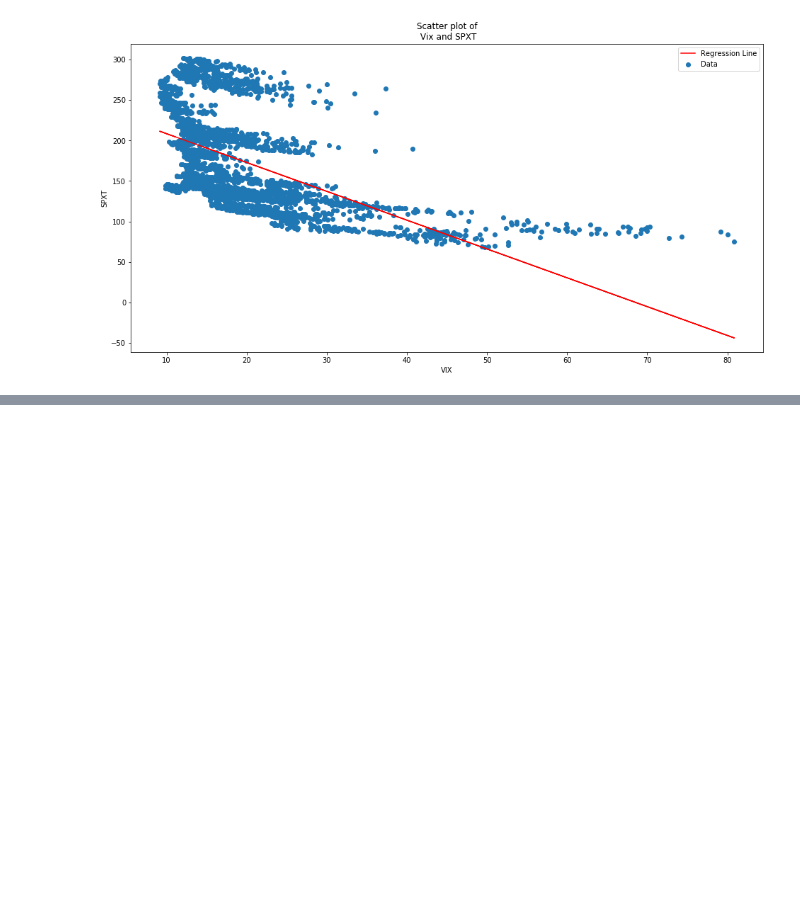
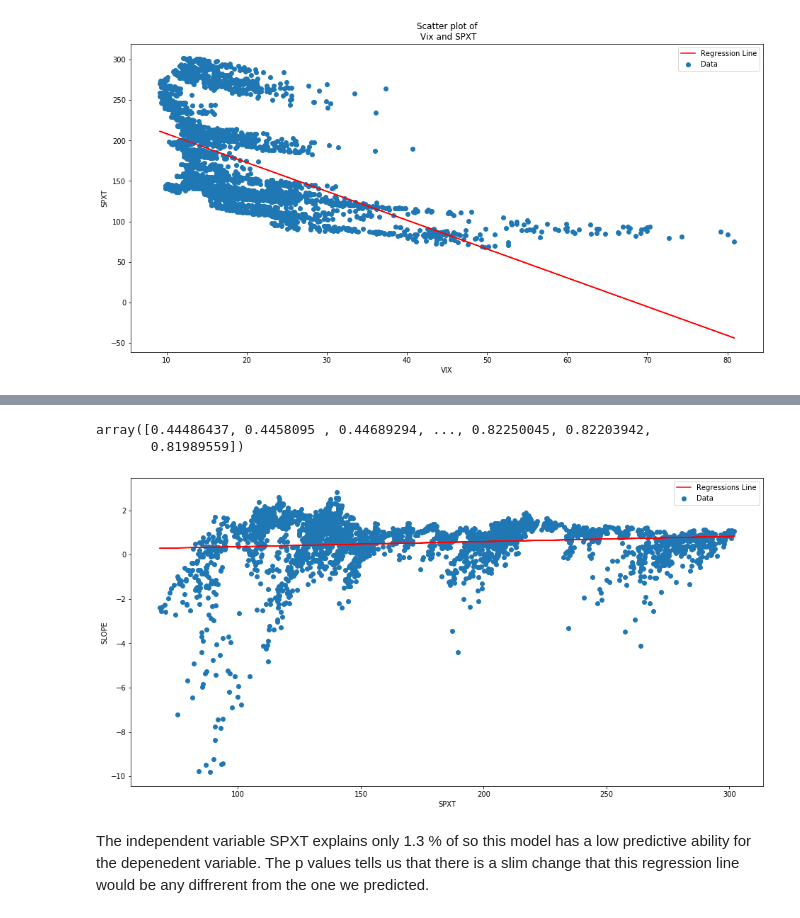
Before and after one commit to Berkat0789/Data_Analysis, a Jupyter notebook: Vix Analysis.ipynb, the cells around one changed output, grey strips where cells are left out. Saved outputs shown, nothing was run; the diff lists cells and outputs as text; code cells hidden in the pictures; blank space fills up the shorter version.

```diff
--- a/Vix Analysis.ipynb
+++ b/Vix Analysis.ipynb
@@ -90,0 +121,6 @@ plt.legend()
+# %%
+#lets do a linear regression between slope and SPXT
+
+x_cons = sm.add_constant(raw_data["SPXT"])
+y = raw_data["SLOPE"]
+model = sm.OLS(y, x_cons).fit()
@@ -90,0 +149,22 @@ plt.legend()
+# %%
+#lets get the regression line
+regres_line = model.predict()
+regres_line
+# %% [output]
+array([0.44486437, 0.4458095 , 0.44689294, ..., 0.82250045, 0.82203942,
+       0.81989559])
+# %%
+#we will create a scatter plot to dispay the relationship betwee nthe two securities as well as display the
+#regression line
+
+plt.figure(figsize=(16,8))
+plt.scatter(raw_data["SPXT"], raw_data["SLOPE"], label = "Data")
+plt.plot(raw_data["SPXT"], regres_line, label = "Regressions Line", color = "r")
+plt.xlabel("SPXT")
+plt.ylabel("SLOPE")
+plt.legend()
+plt.show()
+# %% [output]
+[figure, added]
+# %% [markdown]
+ The independent variable SPXT explains only 1.3 % of so this model has a low predictive ability for the depenedent variable. The p values tells us that there is a slim change that this regression line would be any diffrerent from the one we predicted.
```
Also changed, not shown: parts of 6 cells of this notebook.
